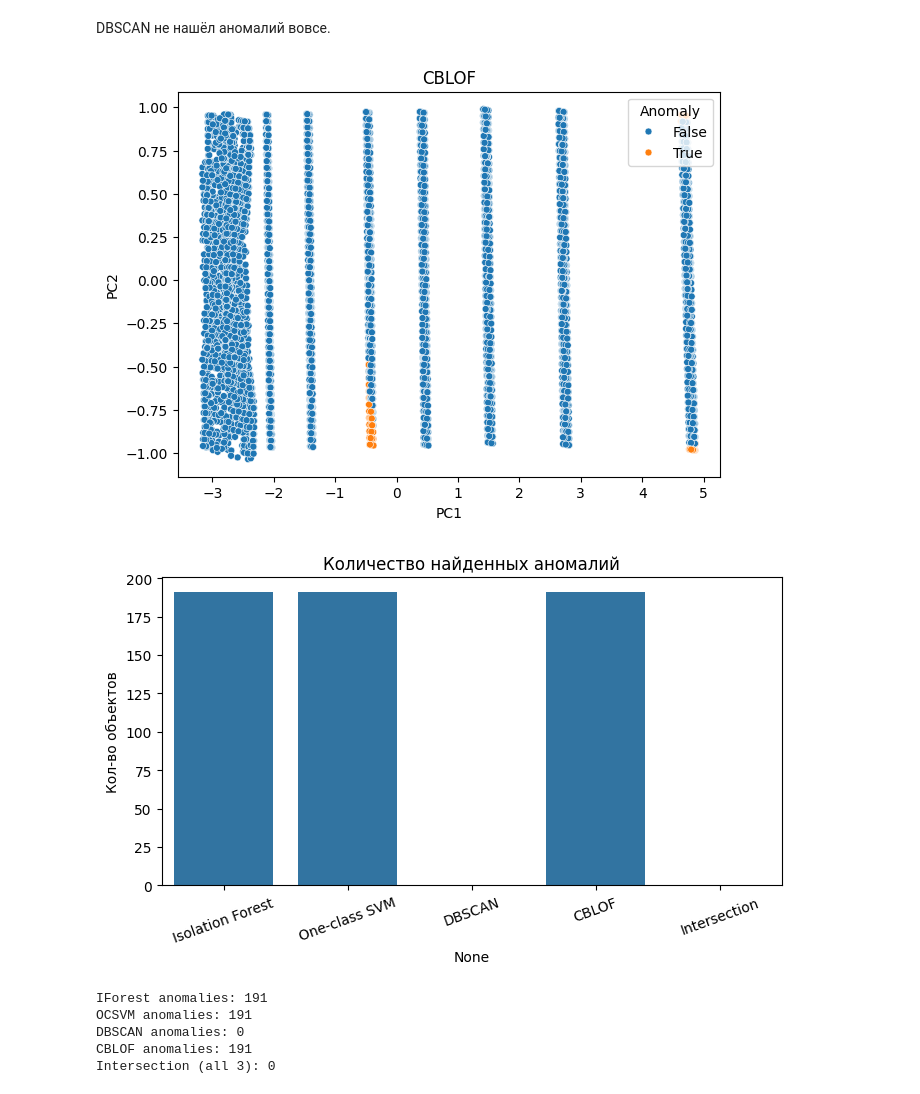
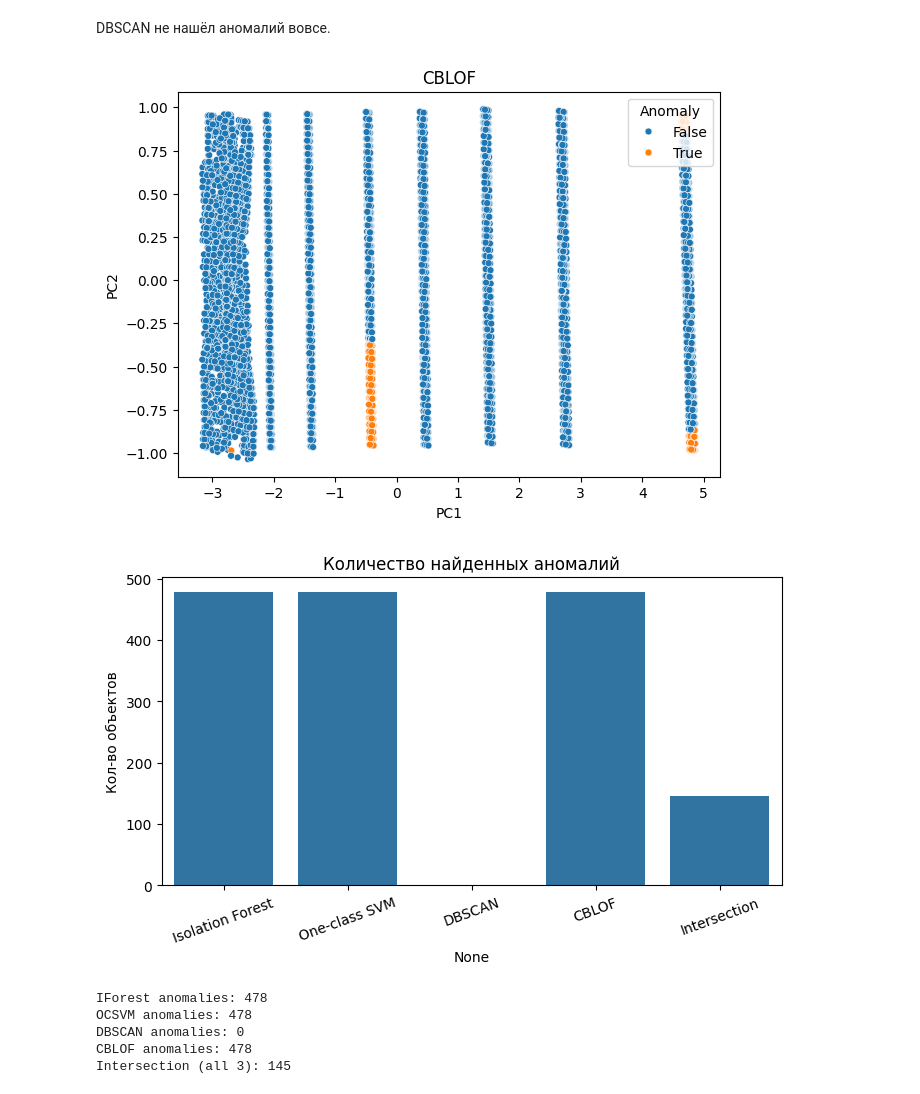
Before and after one commit to Vaiforo/practi5, a Jupyter notebook: labworks.ipynb, the cells around one changed output. Cells and saved outputs as stored; diff of their text form; code cells hidden in the pictures.

```diff
--- a/labworks.ipynb
+++ b/labworks.ipynb
@@ -1320,7 +1320,7 @@ plot_anoms_2d(X_2d, is_sv_anom, "One-class SVM")
 # %% [markdown]
 Аномалии на графике One-class SVM тоже трудно назвать иномалиями, т.к. предложенные значения являются частью большой группы значений.
 # %%
-db = DBSCAN(eps=0.8, min_samples=5)
+db = DBSCAN(eps=2, min_samples=10)
 db_labels = db.fit_predict(X_scaled)
 is_db_anom = (db_labels == -1)
 idx_db = set(X_train.index[is_db_anom])
@@ -1333,10 +1333,8 @@ DBSCAN не нашёл аномалий вовсе.
 # %%
 from pyod.models.cblof import CBLOF
 
-CONT = 0.02
-
 cblof = CBLOF(
-    contamination=CONT,
+    contamination=0.02,
     n_clusters=15,
     alpha=0.9,
     beta=5,
@@ -1352,37 +1350,37 @@ idx_cb = set(X_train.index[labels_cb])
 
 plot_anoms_2d(X_2d, labels_cb, "CBLOF")
 # %% [output]
-[figure, old version]
+[figure, new version]
 # %%
-idx_anom_intersection = idx_if & idx_sv & idx_db & idx_cb
+idx_anom_intersection = idx_if & idx_sv & idx_cb
 
 counts_anom = pd.Series({
     "Isolation Forest": len(idx_if),
     "One-class SVM": len(idx_sv),
     "DBSCAN": len(idx_db),
     "CBLOF": len(idx_cb),
     "Intersection": len(idx_anom_intersection)
 })
 
 plt.figure(figsize=(8, 4))
 sns.barplot(x=counts_anom.index, y=counts_anom.values)
 plt.title("Количество найденных аномалий")
 plt.ylabel("Кол-во объектов")
 plt.xticks(rotation=20)
 plt.show()
 
 print("IForest anomalies:", len(idx_if))
 print("OCSVM anomalies:", len(idx_sv))
 print("DBSCAN anomalies:", len(idx_db))
 print("CBLOF anomalies:", len(idx_cb))
 print("Intersection (all 3):", len(idx_anom_intersection))
 # %% [output]
-[figure, old version]
+[figure, new version]
-IForest anomalies: 191
-OCSVM anomalies: 191
+IForest anomalies: 478
+OCSVM anomalies: 478
 DBSCAN anomalies: 0
-CBLOF anomalies: 191
-Intersection (all 3): 0
+CBLOF anomalies: 478
+Intersection (all 3): 145
 # %%
 X_train_final = X_train.drop(
     index=list(idx_anom_intersection), errors="ignore")
```
Also changed, not shown: parts of 3 cells of this notebook.
